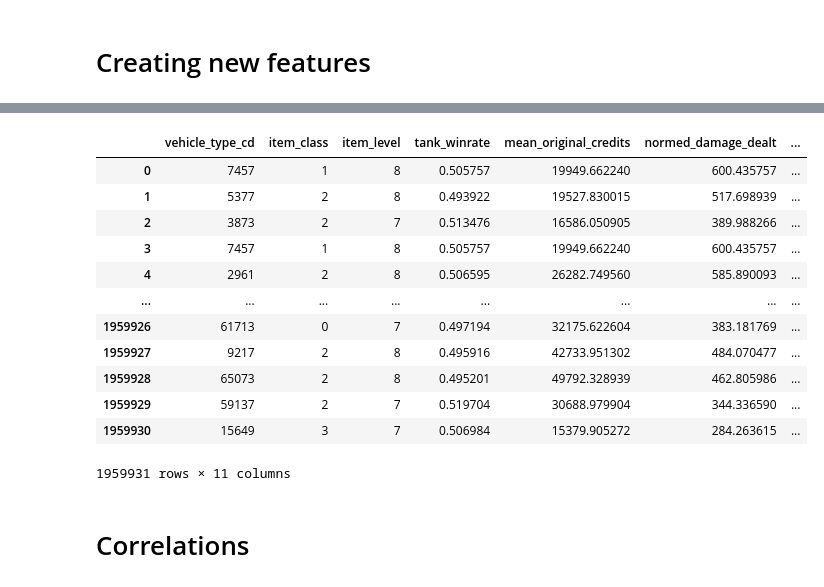
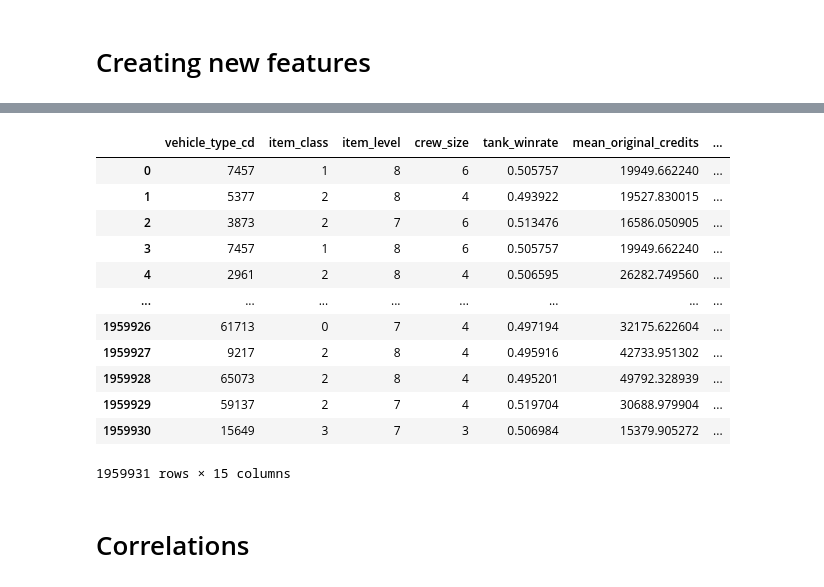
Before and after one commit to Egorka1/WG_Forge, a Jupyter notebook: WGProjectFinal.ipynb, the cells around one changed output, grey strips where cells are left out. Cells and saved outputs as stored; diff of their text form; code cells hidden in the pictures.

```diff
--- a/WGProjectFinal.ipynb
+++ b/WGProjectFinal.ipynb
@@ -281,7 +284,10 @@ N0 = len(arena_members)
 
 masks = [
     ('sync with catalog: vehicle_type_cd not in removed_ids', \
-    ~arena_members['vehicle_type_cd'].isin(removed_ids))
+    ~arena_members['vehicle_type_cd'].isin(removed_ids)),
+
+    ('removing not standard battles: battle_type_id == 1', \
+    arena_members['battle_type_id'] == 1)
 ]
 
 for mask in masks:
@@ -497,7 +504,7 @@ pcaWinrate_components = pcaWinrate.fit_transform(Xn)
 
 numWinrateComponents = pcaWinrate_components.shape[1]
 
-model = GradientBoostingRegressor(n_estimators=400, max_depth=8)
+model = GradientBoostingRegressor(n_estimators=600, max_depth=8)
 model.fit(Xn, Yn.reshape(len(Yn),))
 
 preds = model.predict(Xn)
@@ -661,9 +668,9 @@ arena_members
 1959931 rows × 46 columns
 # %%
 arena_members.drop(columns=['dt', 'periphery_id', 'team_id', 'clan_db_id', 'prebattle_id', 'is_prebattle_creator',
-                            'life_time_sec', 'shots', 'hits', 'he_hits', 'pierced', 'mileage_meter',
-                            'premium_xp_factor', 'daily_xp_factor', 'battle_num', 'booster_bonus_credits', 'booster_bonus_xp',
-                            'remained_hp', 'is_alive', 'winner_team_id', 'winner_team_id_my', 'is_winner', 'is_winner_my'], inplace=True, axis=1)
+                            'life_time_sec', 'shots', 'hits', 'he_hits', 'pierced', 'mileage_meter', 'premium_xp_factor',
+                            'daily_xp_factor', 'battle_num', 'remained_hp', 'is_alive', 'winner_team_id',
+                            'winner_team_id_my', 'is_winner', 'is_winner_my'], inplace=True, axis=1)
 arena_members
 # %% [output]
 |  | arena_id | account_db_id | vehicle_type_cd | damage_dealt | damage_assisted_radio | damage_assisted_stun | ... |
@@ -683,6 +690,8 @@ arena_members
 # Creating new features
 # %%
 f = arena_members.groupby(['vehicle_type_cd', 'account_db_id'])[['original_credits',
+                                                                 'booster_bonus_credits',
+                                                                 'booster_bonus_xp',
                                                                  'damage_dealt',
                                                                  'damage_assisted_radio',
                                                                  'damage_assisted_track',
@@ -694,8 +703,11 @@ f['normed_damage_assisted_radio'] = (1 - f['player_winrate_ML']) * f['damage_ass
 f['normed_damage_assisted_track'] = (1 - f['player_winrate_ML']) * f['damage_assisted_track']
 f['normed_damage_blocked_by_armor'] = (1 - f['player_winrate_ML']) * f['damage_blocked_by_armor']
 
-f = f.groupby(level=0)[['original_credits', 'normed_damage_dealt', 'normed_damage_assisted_radio',
-                        'normed_damage_assisted_track', 'normed_damage_blocked_by_armor']].mean()
-f = f.rename(columns={'original_credits': 'mean_original_credits'})
+f = f.groupby(level=0)[['original_credits', 'booster_bonus_credits', 'booster_bonus_xp',
+                        'normed_damage_dealt', 'normed_damage_assisted_radio', 'normed_damage_assisted_track',
+                        'normed_damage_blocked_by_armor']].mean()
+f = f.rename(columns={'original_credits': 'mean_original_credits',
+                      'booster_bonus_credits': 'mean_booster_bonus_credits',
+                      'booster_bonus_xp': 'mean_booster_bonus_xp'})
 f
 # %% [output]
@@ -751,23 +763,24 @@ arena_members
 # %%
-dataset = arena_members[['vehicle_type_cd', 'item_class', 'item_level', 'tank_winrate', 'mean_original_credits',
-                         'normed_damage_dealt', 'normed_damage_assisted_radio',
+dataset = arena_members[['vehicle_type_cd', 'item_class', 'item_level', 'crew_size', 'tank_winrate',
+                         'mean_original_credits', 'mean_booster_bonus_credits',
+                         'mean_booster_bonus_xp', 'normed_damage_dealt', 'normed_damage_assisted_radio',
                          'normed_damage_assisted_track', 'normed_damage_blocked_by_armor',
                          'item_price_credit', 'item_price_gold']]
 dataset
 # %% [output]
-|  | vehicle_type_cd | item_class | item_level | tank_winrate | mean_original_credits | normed_damage_dealt | ... |
-| 0 | 7457 | 1 | 8 | 0.505757 | 19949.662240 | 600.435757 | ... |
-| 1 | 5377 | 2 | 8 | 0.493922 | 19527.830015 | 517.698939 | ... |
-| 2 | 3873 | 2 | 7 | 0.513476 | 16586.050905 | 389.988266 | ... |
-| 3 | 7457 | 1 | 8 | 0.505757 | 19949.662240 | 600.435757 | ... |
-| 4 | 2961 | 2 | 8 | 0.506595 | 26282.749560 | 585.890093 | ... |
+|  | vehicle_type_cd | item_class | item_level | crew_size | tank_winrate | mean_original_credits | ... |
+| 0 | 7457 | 1 | 8 | 6 | 0.505757 | 19949.662240 | ... |
+| 1 | 5377 | 2 | 8 | 4 | 0.493922 | 19527.830015 | ... |
+| 2 | 3873 | 2 | 7 | 6 | 0.513476 | 16586.050905 | ... |
+| 3 | 7457 | 1 | 8 | 6 | 0.505757 | 19949.662240 | ... |
+| 4 | 2961 | 2 | 8 | 4 | 0.506595 | 26282.749560 | ... |
 | ... | ... | ... | ... | ... | ... | ... | ... |
-| 1959926 | 61713 | 0 | 7 | 0.497194 | 32175.622604 | 383.181769 | ... |
-| 1959927 | 9217 | 2 | 8 | 0.495916 | 42733.951302 | 484.070477 | ... |
-| 1959928 | 65073 | 2 | 8 | 0.495201 | 49792.328939 | 462.805986 | ... |
-| 1959929 | 59137 | 2 | 7 | 0.519704 | 30688.979904 | 344.336590 | ... |
-| 1959930 | 15649 | 3 | 7 | 0.506984 | 15379.905272 | 284.263615 | ... |
+| 1959926 | 61713 | 0 | 7 | 4 | 0.497194 | 32175.622604 | ... |
+| 1959927 | 9217 | 2 | 8 | 4 | 0.495916 | 42733.951302 | ... |
+| 1959928 | 65073 | 2 | 8 | 4 | 0.495201 | 49792.328939 | ... |
+| 1959929 | 59137 | 2 | 7 | 4 | 0.519704 | 30688.979904 | ... |
+| 1959930 | 15649 | 3 | 7 | 3 | 0.506984 | 15379.905272 | ... |
-1959931 rows × 11 columns
+1959931 rows × 15 columns
 # %% [markdown]
 # Correlations
 # %%
```
Also changed, not shown: parts of 21 cells of this notebook.
